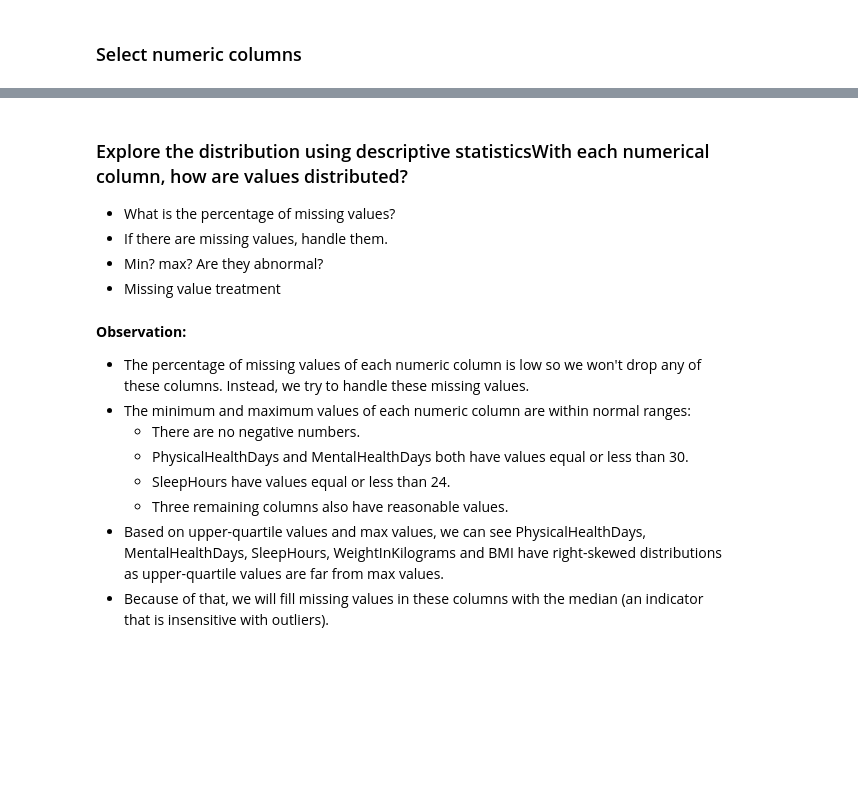
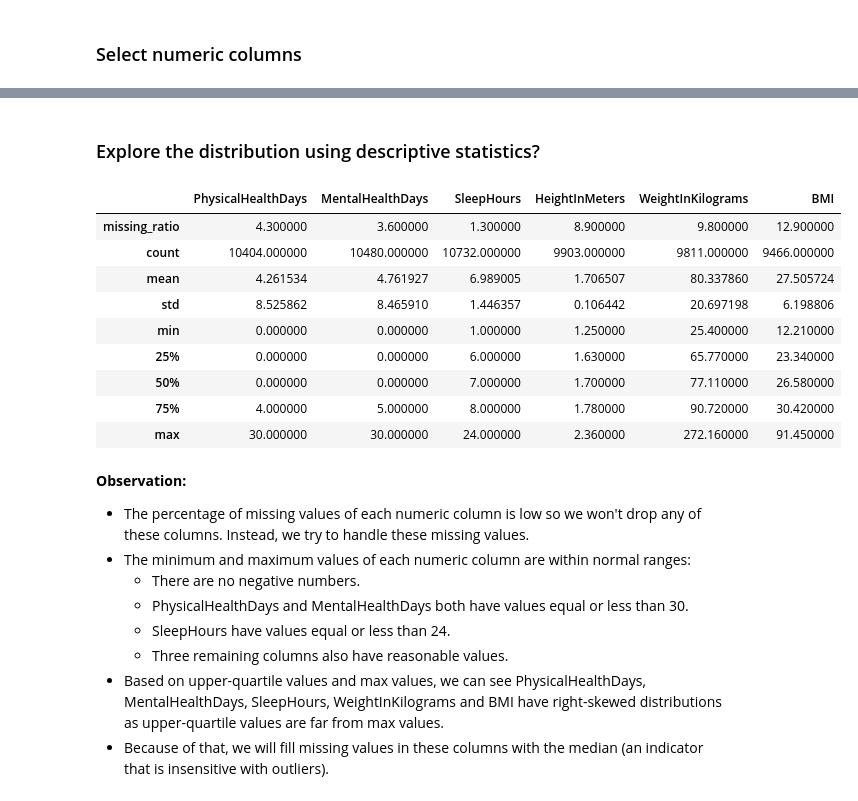
Before and after one commit to NgHuyen137/PDS_Final_Project, a Jupyter notebook: notebooks/1.0-preprocessing.ipynb, the cells around one changed output, grey strips where cells are left out. Cells and saved outputs as stored; diff of their text form; code cells hidden in the pictures; blank space fills up the shorter version.

```diff
--- a/notebooks/1.0-preprocessing.ipynb
+++ b/notebooks/1.0-preprocessing.ipynb
@@ -100,21 +198,24 @@ num_col_df
 # %% [markdown]
-### Explore the distribution using descriptive statisticsWith each numerical column, how are values distributed?
-- What is the percentage of missing values?
-- If there are missing values, handle them.
-- Min? max? Are they abnormal?
-- Missing value treatment
+### Explore the distribution using descriptive statistics?
 # %%
 def missing_ratio(col):
     return (col.isna().sum() * 100 / len(col)).round(1)
 
-def lower_quartile(col):
-    return col.quantile(0.25).round(1)
-
-def upper_quartile(col):
-    return col.quantile(0.75).round(1)
-
-num_col_info_df = num_col_df.agg([missing_ratio, 'min', lower_quartile, 'median', upper_quartile, 'max'])
+num_col_describe_df = num_col_df.describe()
+num_col_info_df = num_col_df.agg([missing_ratio])
+num_col_info_df = pd.concat([num_col_info_df, num_col_describe_df])
 num_col_info_df
+# %% [output]
+|  | PhysicalHealthDays | MentalHealthDays | SleepHours | HeightInMeters | WeightInKilograms | BMI |
+| missing_ratio | 4.300000 | 3.600000 | 1.300000 | 8.900000 | 9.800000 | 12.900000 |
+| count | 10404.000000 | 10480.000000 | 10732.000000 | 9903.000000 | 9811.000000 | 9466.000000 |
+| mean | 4.261534 | 4.761927 | 6.989005 | 1.706507 | 80.337860 | 27.505724 |
+| std | 8.525862 | 8.465910 | 1.446357 | 0.106442 | 20.697198 | 6.198806 |
+| min | 0.000000 | 0.000000 | 1.000000 | 1.250000 | 25.400000 | 12.210000 |
+| 25% | 0.000000 | 0.000000 | 6.000000 | 1.630000 | 65.770000 | 23.340000 |
+| 50% | 0.000000 | 0.000000 | 7.000000 | 1.700000 | 77.110000 | 26.580000 |
+| 75% | 4.000000 | 5.000000 | 8.000000 | 1.780000 | 90.720000 | 30.420000 |
+| max | 30.000000 | 30.000000 | 24.000000 | 2.360000 | 272.160000 | 91.450000 |
 # %% [markdown]
 **Observation:**
 - The percentage of missing values of each numeric column is low so we won't drop any of these columns. Instead, we try to handle these missing values.
```
Also changed, not shown: parts of 31 cells of this notebook.
